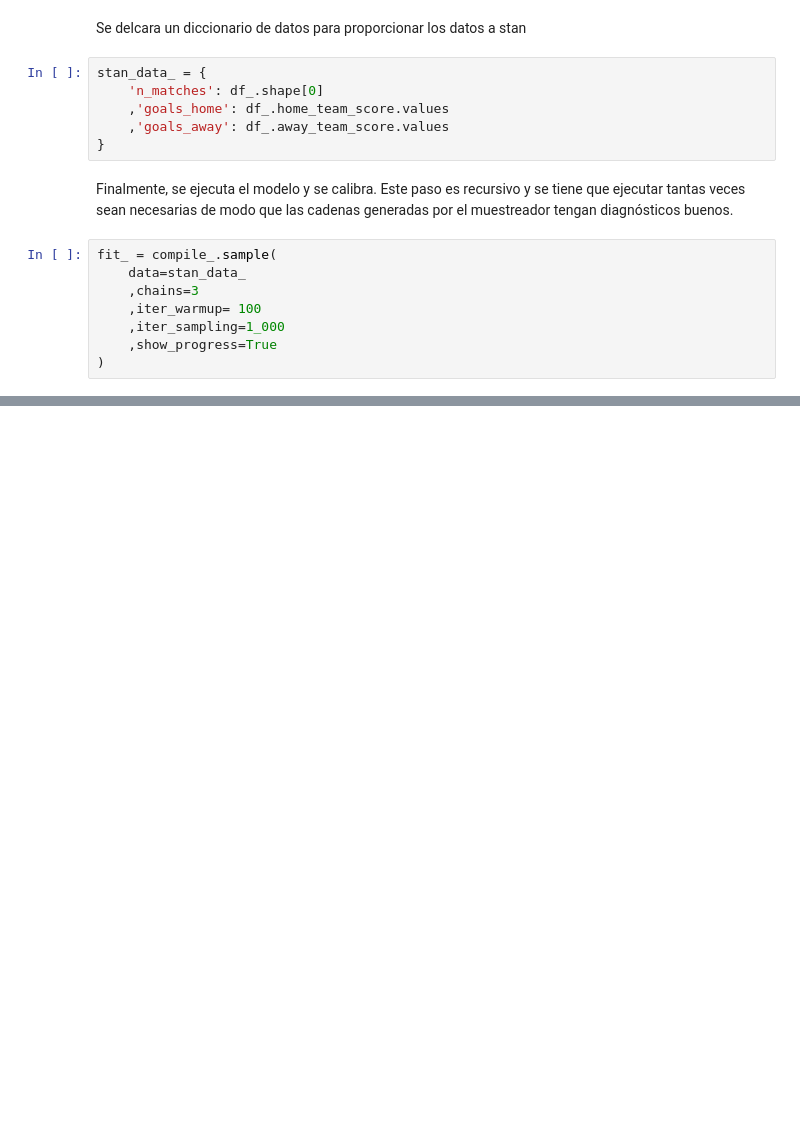
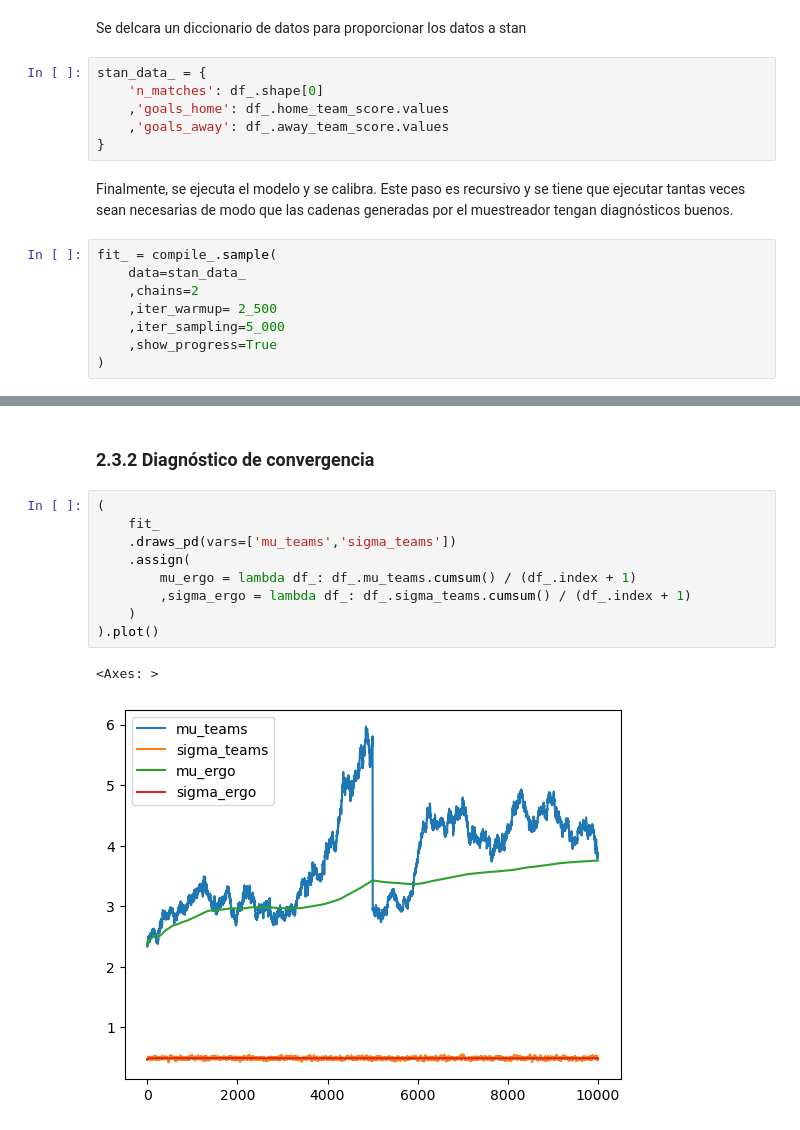
Before and after one commit to CAMM961001/futbol_bayes, a Jupyter notebook: src/analisis_exploratorio.ipynb, the cells around one changed output, grey strips where cells are left out. Saved outputs shown, nothing was run; the diff lists cells and outputs as text; blank space fills up the shorter version.

Commit message:
second iter

```diff
--- a/src/analisis_exploratorio.ipynb
+++ b/src/analisis_exploratorio.ipynb
@@ -412,9 +409,9 @@ Finalmente, se ejecuta el modelo y se calibra. Este paso es recursivo y se tiene
 # %%
 fit_ = compile_.sample(
     data=stan_data_
-    ,chains=3
-    ,iter_warmup= 100
-    ,iter_sampling=1_000
+    ,chains=2
+    ,iter_warmup= 2_500
+    ,iter_sampling=5_000
     ,show_progress=True
 )
 # %% [output]
@@ -449,3 +439,17 @@ summary_
+# %% [markdown]
+### 2.3.2 Diagnóstico de convergencia
+# %%
+(
+    fit_
+    .draws_pd(vars=['mu_teams','sigma_teams'])
+    .assign(
+        mu_ergo = lambda df_: df_.mu_teams.cumsum() / (df_.index + 1)
+        ,sigma_ergo = lambda df_: df_.sigma_teams.cumsum() / (df_.index + 1)
+    )
+).plot()
+# %% [output]
+<Axes: >
+[figure, added]
 # %%
 stan_vis_ = (
     summary_
```
Also changed, not shown: parts of 12 cells of this notebook, 3 other files.
